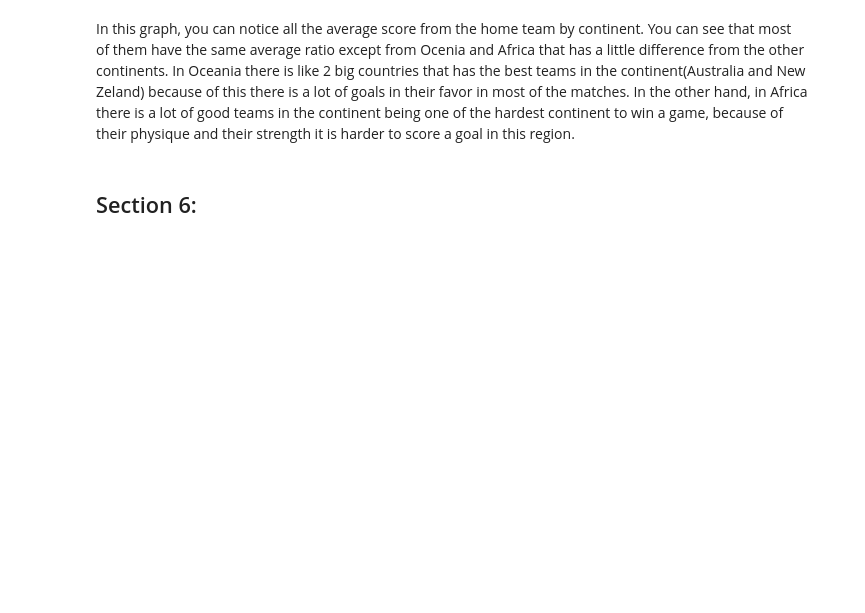
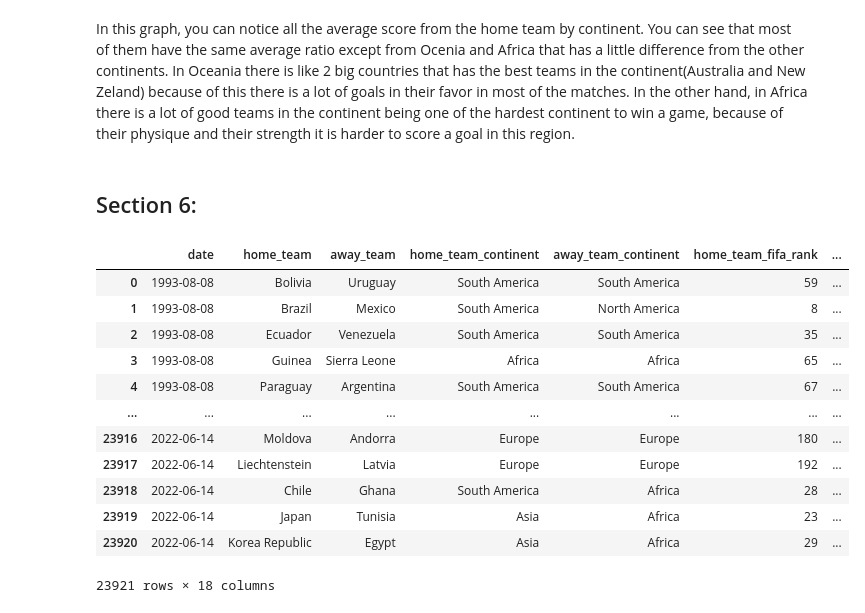
Before and after one commit to Jesusgsc29/International-Soccer-Matches, a Jupyter notebook: DataScienceProject.ipynb, the cells around one changed output. Saved outputs shown, nothing was run; the diff lists cells and outputs as text; code cells hidden in the pictures; blank space fills up the shorter version.

```diff
--- a/DataScienceProject.ipynb
+++ b/DataScienceProject.ipynb
@@ -112,0 +120,16 @@ In this graph, you can notice all the average score from the home team by contin
+# %%
+soccer_match
+# %% [output]
+|  | date | home_team | away_team | home_team_continent | away_team_continent | home_team_fifa_rank | ... |
+| 0 | 1993-08-08 | Bolivia | Uruguay | South America | South America | 59 | ... |
+| 1 | 1993-08-08 | Brazil | Mexico | South America | North America | 8 | ... |
+| 2 | 1993-08-08 | Ecuador | Venezuela | South America | South America | 35 | ... |
+| 3 | 1993-08-08 | Guinea | Sierra Leone | Africa | Africa | 65 | ... |
+| 4 | 1993-08-08 | Paraguay | Argentina | South America | South America | 67 | ... |
+| ... | ... | ... | ... | ... | ... | ... | ... |
+| 23916 | 2022-06-14 | Moldova | Andorra | Europe | Europe | 180 | ... |
+| 23917 | 2022-06-14 | Liechtenstein | Latvia | Europe | Europe | 192 | ... |
+| 23918 | 2022-06-14 | Chile | Ghana | South America | Africa | 28 | ... |
+| 23919 | 2022-06-14 | Japan | Tunisia | Asia | Africa | 23 | ... |
+| 23920 | 2022-06-14 | Korea Republic | Egypt | Asia | Africa | 29 | ... |
+23921 rows × 18 columns
```
Also changed, not shown: parts of 19 cells of this notebook.
